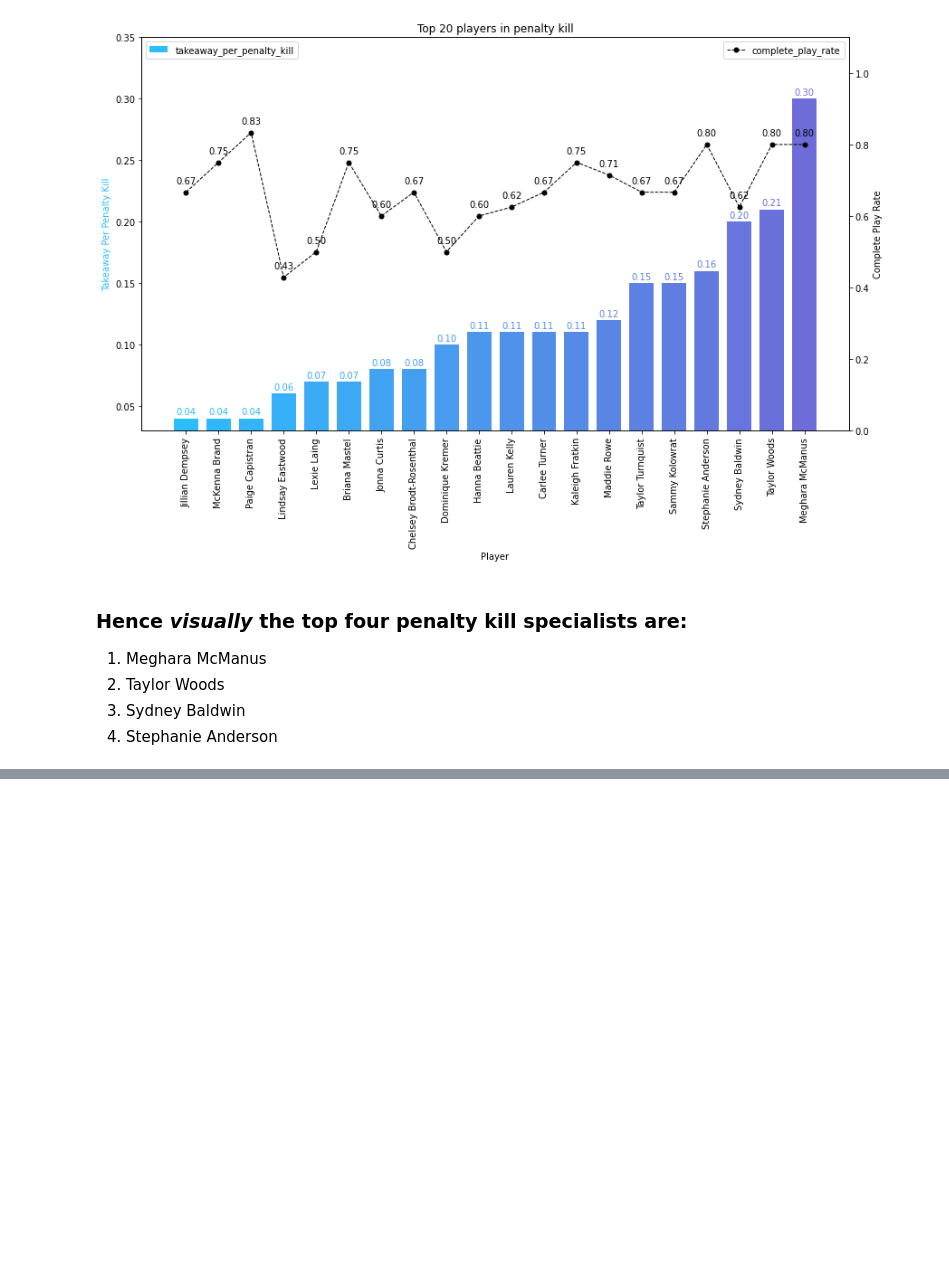
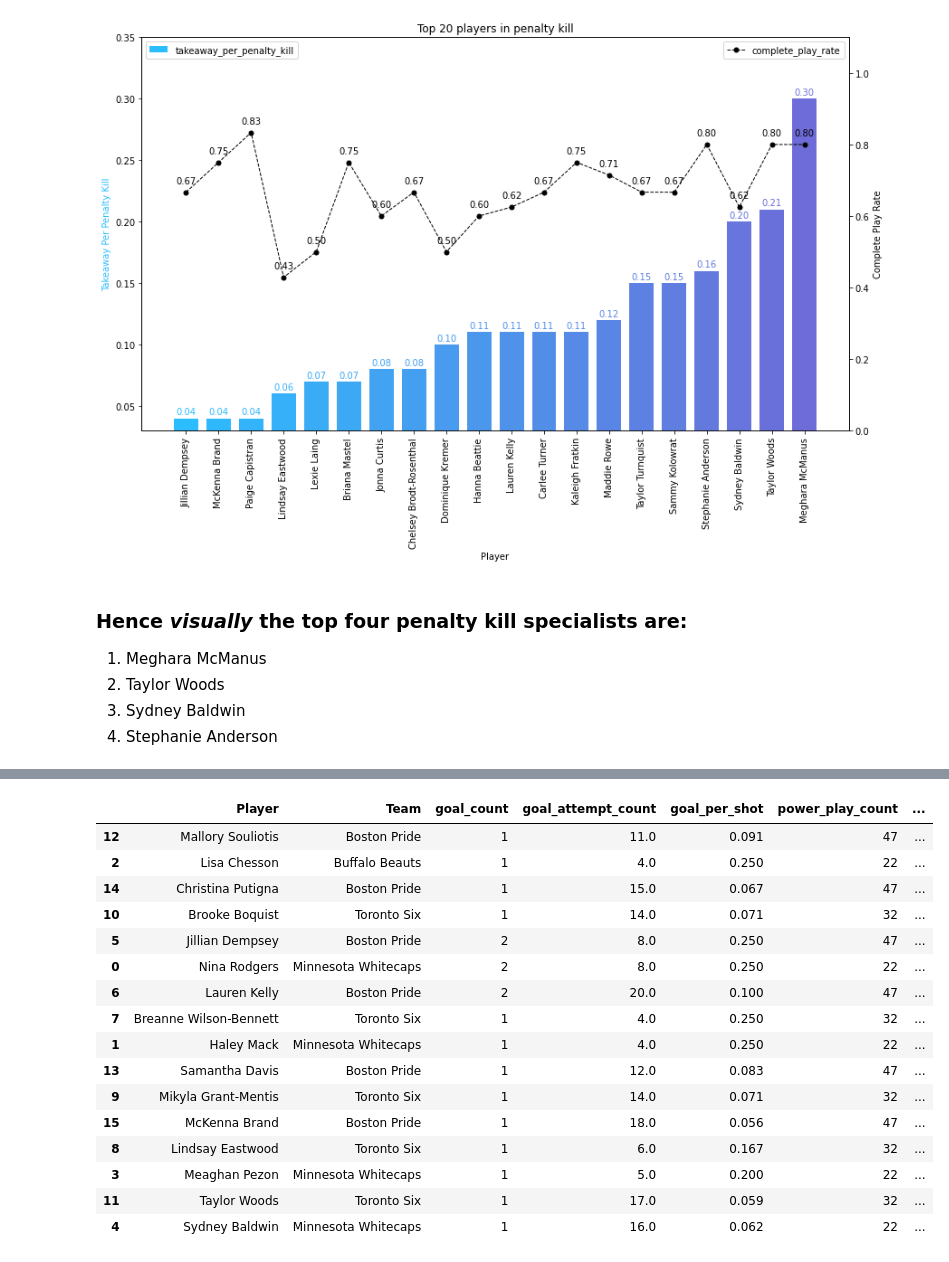
Before and after one commit to tassadaryl/Team-Orange-Rotman-2022Datathon, a Jupyter notebook: specialists.ipynb, the cells around one changed output, grey strips where cells are left out. Drawn from its saved outputs; the diff is of its cells as text; code cells hidden in the pictures; blank space fills up the shorter version.

```diff
--- a/specialists.ipynb
+++ b/specialists.ipynb
@@ -340,0 +397,4 @@ plt.show()
+# %%
+df_power_play_goal_stats = df_power_play_goal_stats[["Player", "Team", "goal_count", "goal_attempt_count", "goal_per_shot", "power_play_count", "goal_per_power_play"]]
+df_power_play_goal_stats.sort_values(by=["goal_per_power_play", "goal_per_shot"], ascending=[False, False], inplace=True)
+df_power_play_goal_stats.head(10)
@@ -340,0 +449,23 @@ plt.show()
+# %%
+df_top_pp_player = pd.merge(df_power_play_goal_stats, df_play_power_play, on="Player")
+df_top_pp_player.sort_values(by=["complete_play_rate", "goal_per_power_play"], ascending=[True, True], inplace=True)
+df_top_pp_player = df_top_pp_player[-20:]
+df_top_pp_player
+# %% [output]
+|  | Player | Team | goal_count | goal_attempt_count | goal_per_shot | power_play_count | ... |
+| 12 | Mallory Souliotis | Boston Pride | 1 | 11.0 | 0.091 | 47 | ... |
+| 2 | Lisa Chesson | Buffalo Beauts | 1 | 4.0 | 0.250 | 22 | ... |
+| 14 | Christina Putigna | Boston Pride | 1 | 15.0 | 0.067 | 47 | ... |
+| 10 | Brooke Boquist | Toronto Six | 1 | 14.0 | 0.071 | 32 | ... |
+| 5 | Jillian Dempsey | Boston Pride | 2 | 8.0 | 0.250 | 47 | ... |
+| 0 | Nina Rodgers | Minnesota Whitecaps | 2 | 8.0 | 0.250 | 22 | ... |
+| 6 | Lauren Kelly | Boston Pride | 2 | 20.0 | 0.100 | 47 | ... |
+| 7 | Breanne Wilson-Bennett | Toronto Six | 1 | 4.0 | 0.250 | 32 | ... |
+| 1 | Haley Mack | Minnesota Whitecaps | 1 | 4.0 | 0.250 | 22 | ... |
+| 13 | Samantha Davis | Boston Pride | 1 | 12.0 | 0.083 | 47 | ... |
+| 9 | Mikyla Grant-Mentis | Toronto Six | 1 | 14.0 | 0.071 | 32 | ... |
+| 15 | McKenna Brand | Boston Pride | 1 | 18.0 | 0.056 | 47 | ... |
+| 8 | Lindsay Eastwood | Toronto Six | 1 | 6.0 | 0.167 | 32 | ... |
+| 3 | Meaghan Pezon | Minnesota Whitecaps | 1 | 5.0 | 0.200 | 22 | ... |
+| 11 | Taylor Woods | Toronto Six | 1 | 17.0 | 0.059 | 32 | ... |
+| 4 | Sydney Baldwin | Minnesota Whitecaps | 1 | 16.0 | 0.062 | 22 | ... |
```
Also changed, not shown: parts of 20 cells of this notebook.
